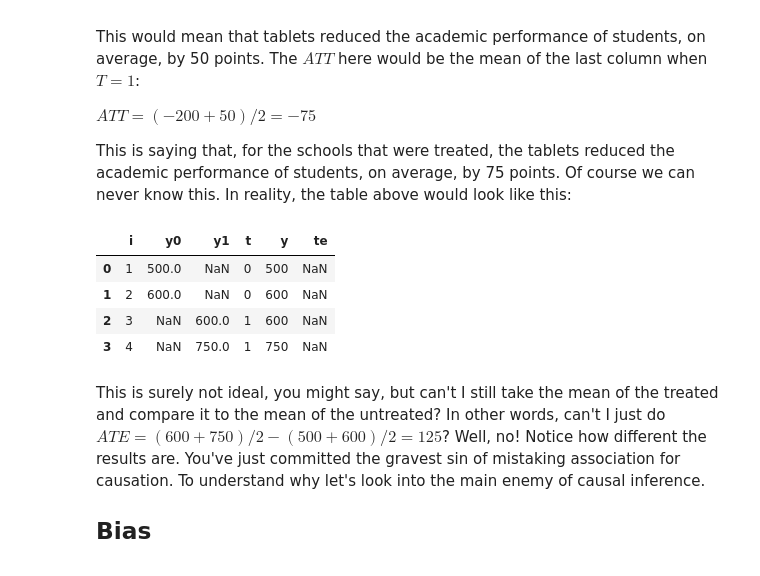
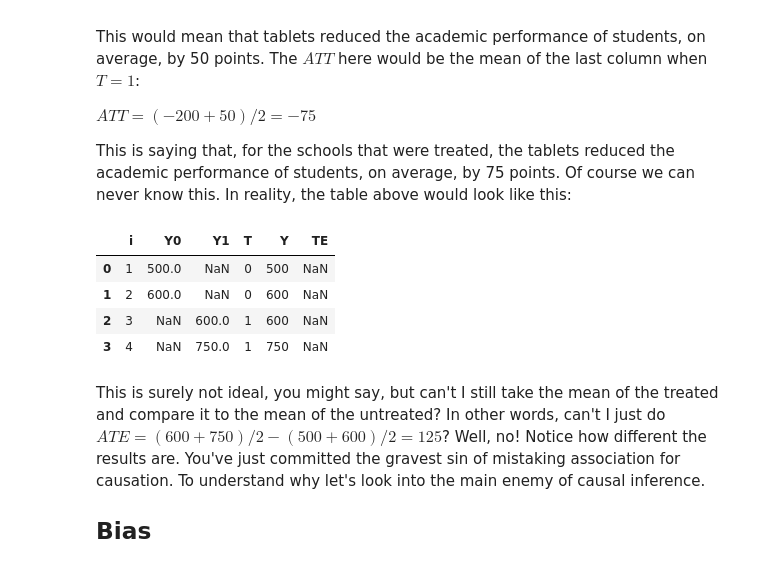
Before and after one commit to matheusfacure/python-causality-handbook, a Jupyter notebook: causal-inference-for-the-brave-and-true/01-Introduction-To-Causality.ipynb, the cells around one changed output. Drawn from its saved outputs; the diff is of its cells as text; code cells hidden in the pictures.

```diff
--- a/causal-inference-for-the-brave-and-true/01-Introduction-To-Causality.ipynb
+++ b/causal-inference-for-the-brave-and-true/01-Introduction-To-Causality.ipynb
@@ -149,14 +149,14 @@ This is saying that, for the schools that were treated, the tablets reduced the
 # %%
 pd.DataFrame(dict(
     i= [1,2,3,4],
-    y0=[500,600,np.nan,np.nan],
-    y1=[np.nan,np.nan,600,750],
-    t= [0,0,1,1],
-    y= [500,600,600,750],
-    te=[np.nan,np.nan,np.nan,np.nan],
+    Y0=[500,600,np.nan,np.nan],
+    Y1=[np.nan,np.nan,600,750],
+    T= [0,0,1,1],
+    Y= [500,600,600,750],
+    TE=[np.nan,np.nan,np.nan,np.nan],
 ))
 # %% [output]
-|  | i | y0 | y1 | t | y | te |
+|  | i | Y0 | Y1 | T | Y | TE |
 | 0 | 1 | 500.0 | NaN | 0 | 500 | NaN |
 | 1 | 2 | 600.0 | NaN | 0 | 600 | NaN |
 | 2 | 3 | NaN | 600.0 | 1 | 600 | NaN |
```
Also changed, not shown: parts of 4 cells of this notebook, 2 other files.
